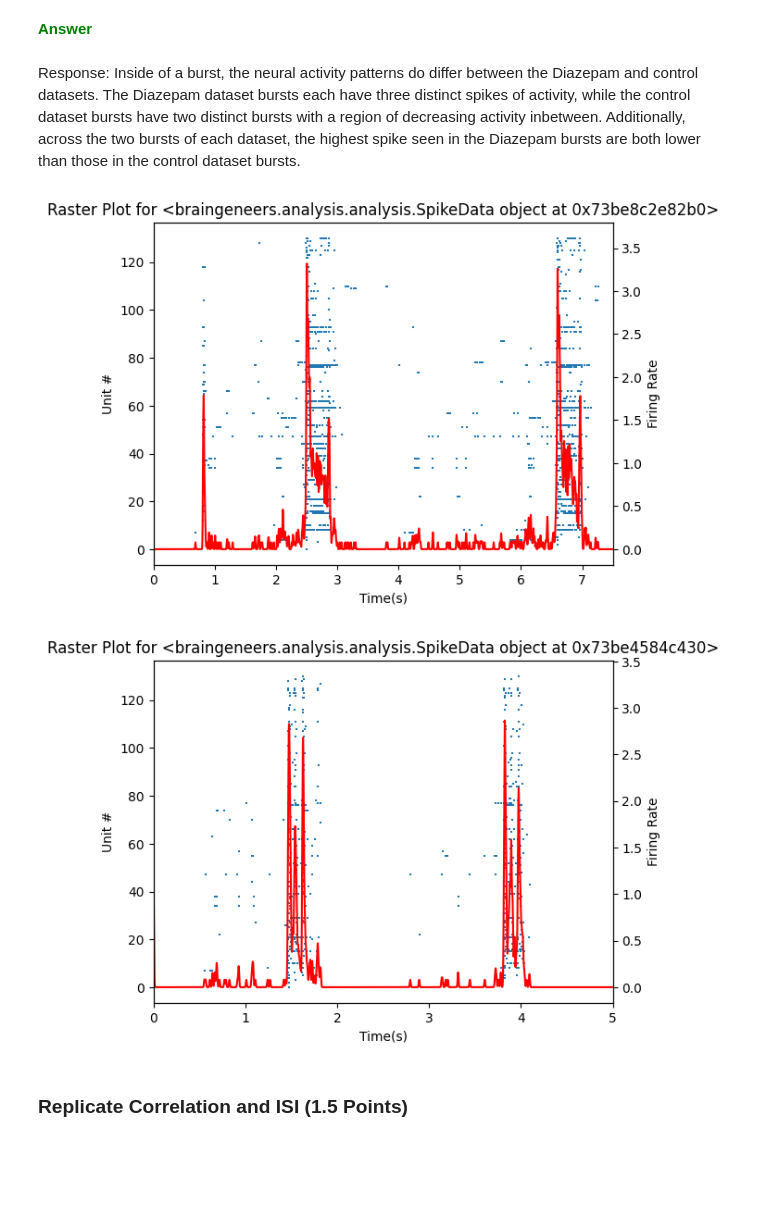
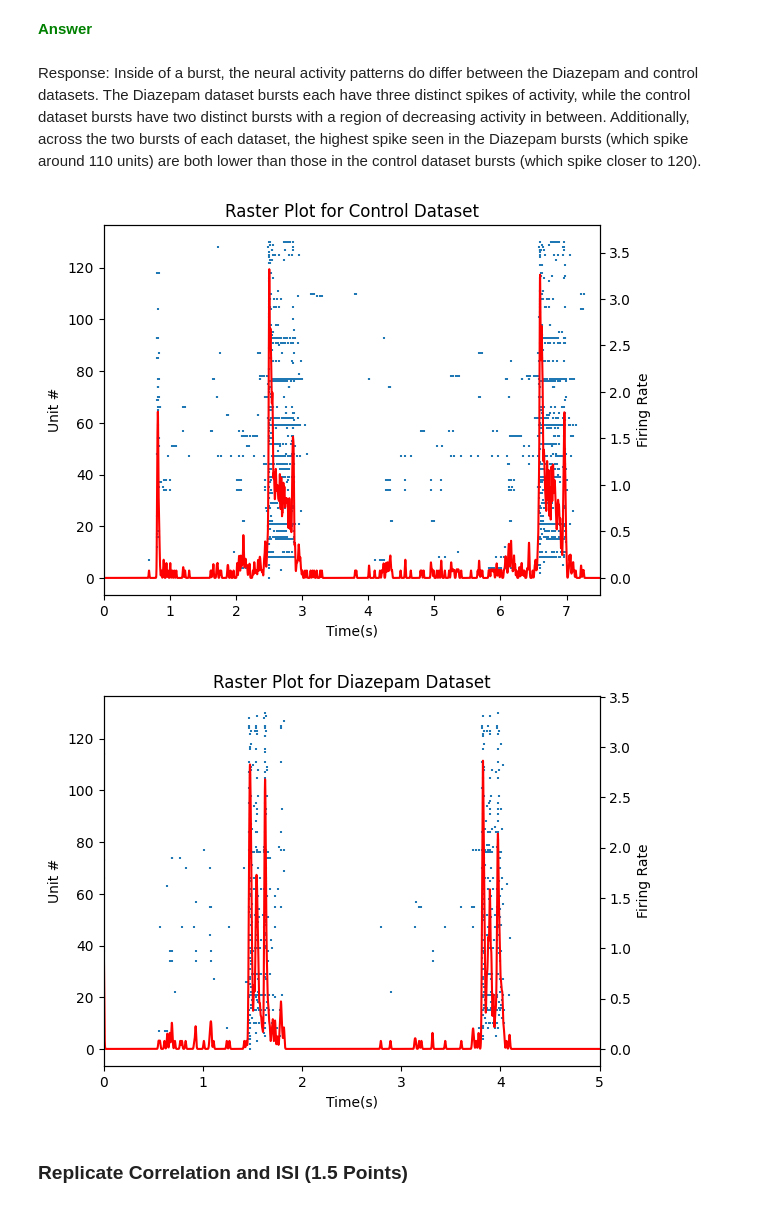
Before and after one commit to Braingeneers-Education/bme-118-2025-introduction-to-electrophysiology-almewhit, a Jupyter notebook: electrophysiology_introduction.ipynb, the cells around one changed output. Cells and saved outputs as stored; diff of their text form; code cells hidden in the pictures; blank space fills up the shorter version.

```diff
--- a/electrophysiology_introduction.ipynb
+++ b/electrophysiology_introduction.ipynb
@@ -375,8 +373,9 @@ In the diazepam dataset, I see eight apparent bursts, which is more than the con
 # %%
-def raster_analysis(sd, seconds=20):
+def raster_analysis(sd, dataset, seconds=20):
     # Zoomed Raster and pop rate
     # Get coordinates for raster
     idces, times = sd.idces_times()
+    dataset = dataset
 
     # Get population rate for everything
     pop_rate = sd.binned(bin_size=1)# in ms
@@ -384,7 +383,6 @@ def raster_analysis(sd, seconds=20):
     sigma = 5
     pop_rate_smooth = gaussian_filter1d(pop_rate.astype(float),sigma=sigma)
     t = np.linspace(0,sd.length,pop_rate.shape[0])/1000
-    print(len(pop_rate))
 
     fig, ax = plt.subplots()
 
@@ -396,9 +394,10 @@ def raster_analysis(sd, seconds=20):
     ax.set_xlabel("Time(s)")
     ax.set_ylabel('Unit #')
     ax2.set_ylabel('Firing Rate')
+    plt.title('Zoomed in Raster for {d} Dataset'.format(d=dataset))
     plt.show()
 
 #plotting both datasets
-raster_analysis(data_control)
-raster_analysis(data_diazepam)
+raster_analysis(data_control,'Control')
+raster_analysis(data_diazepam,'Diazepam')
 # %% [output]
@@ -414,40 +411,40 @@ Create a graph that zooms in on the first **2** bursts from the Diazepam dataset
 <font color="green"><b>Answer
 # %% [markdown]
 Response:
-Inside of a burst, the neural activity patterns do differ between the Diazepam and control datasets. The Diazepam dataset bursts each have three distinct spikes of activity, while the control dataset bursts have two distinct bursts with a region of decreasing activity inbetween. Additionally, across the two bursts of each dataset, the highest spike seen in the Diazepam bursts are both lower than those in the control dataset bursts.
+Inside of a burst, the neural activity patterns do differ between the Diazepam and control datasets. The Diazepam dataset bursts each have three distinct spikes of activity, while the control dataset bursts have two distinct bursts with a region of decreasing activity in between. Additionally, across the two bursts of each dataset, the highest spike seen in the Diazepam bursts (which spike around 110 units) are both lower than those in the control dataset bursts (which spike closer to 120).
 # %%
-def raster_analysis(sd, seconds=20):
+def raster_analysis(sd, dataset, seconds=20):
     # Zoomed Raster and pop rate
     # Get coordinates for raster
     idces, times = sd.idces_times()
 
     # Get population rate for everything
     pop_rate = sd.binned(bin_size=1)# in ms
     # Lets smooth this to make it neater
     sigma = 5
     pop_rate_smooth = gaussian_filter1d(pop_rate.astype(float),sigma=sigma)
     t = np.linspace(0,sd.length,pop_rate.shape[0])/1000
 
     fig, ax = plt.subplots()
 
     ax.scatter(times/1000,idces,marker='|',s=1)
     ax2 = ax.twinx()
     ax2.plot(t,pop_rate_smooth,c='r')
 
     ax.set_xlim(0,seconds)
     ax.set_xlabel("Time(s)")
     ax.set_ylabel('Unit #')
     ax2.set_ylabel('Firing Rate')
 
-    plt.title('Raster Plot for {}'.format(sd))
+    plt.title('Raster Plot for {d} Dataset'.format(d=dataset))
     plt.show()
 
 #plotting both datasets
-raster_analysis(data_control, seconds=7.5)
-raster_analysis(data_diazepam, seconds=5)
+raster_analysis(data_control, 'Control', seconds=7.5)
+raster_analysis(data_diazepam, 'Diazepam', seconds=5)
 # %% [output]
-[figure, old version]
+[figure, new version]
-[figure, old version]
+[figure, new version]
 # %% [markdown]
 ### Replicate Correlation and ISI (1.5 Points) <font color="green">
 # %% [markdown]
```
Also changed, not shown: parts of 14 cells of this notebook.
